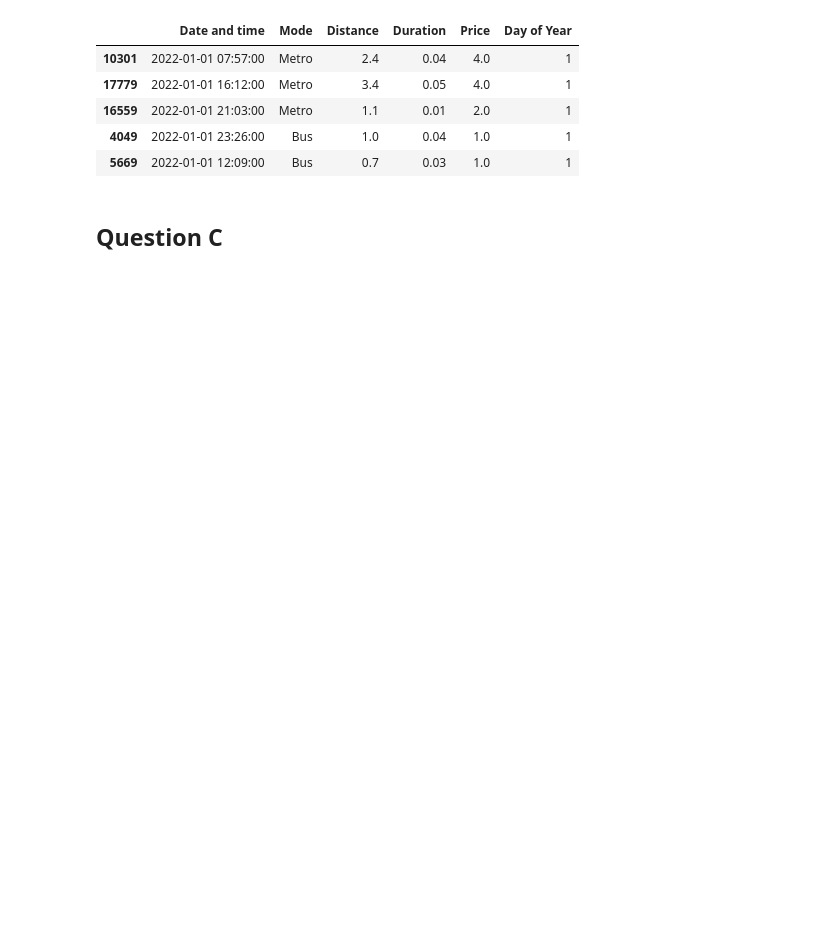
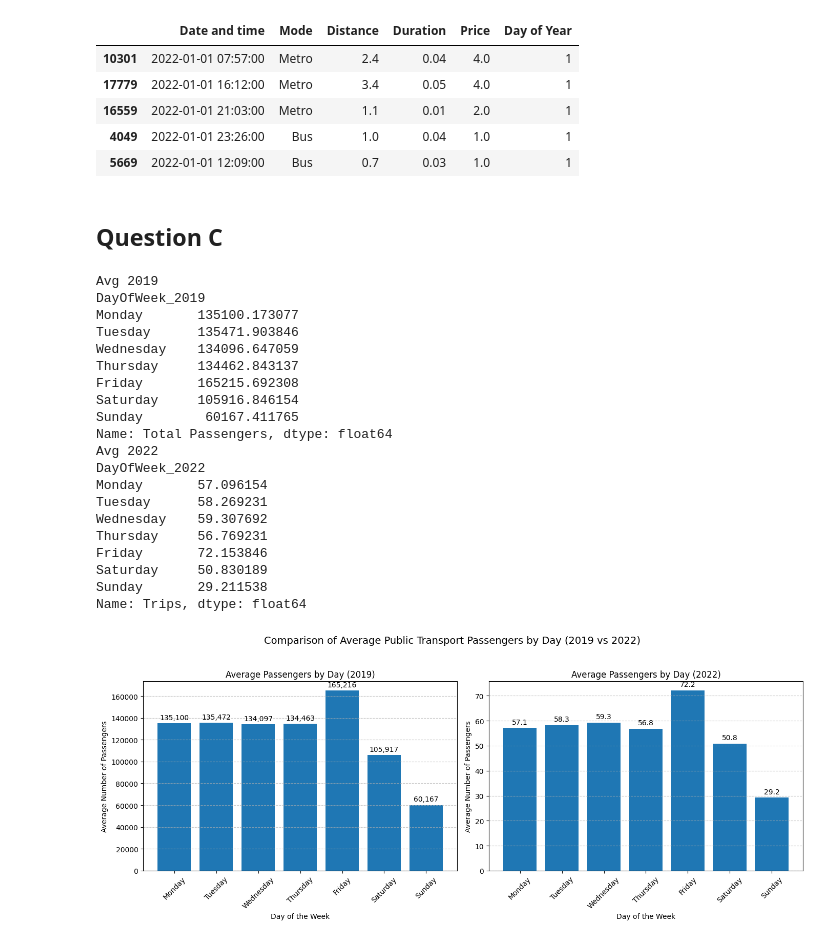
Before and after one commit to Dikshyant15/24157966_Small_Project, a Jupyter notebook: expirement.ipynb, the cells around one changed output. Saved outputs shown, nothing was run; the diff lists cells and outputs as text; code cells hidden in the pictures; blank space fills up the shorter version.

```diff
--- a/expirement.ipynb
+++ b/expirement.ipynb
@@ -109,7 +111,7 @@ data_2019['Total Passengers'] = (
 )
 
 # Fill 2019-01-01 using avg of Jan 2–4
-mask_missing = data_2019['Date'].isna()
+mask_missing = data_2019['Total Passengers'] == "2019-01-01"
 avg_next_days = data_2019[
     (data_2019['Date'] >= "2019-01-02") &
     (data_2019['Date'] <= "2019-01-04")
@@ -218,0 +281,24 @@ sorted_data.head()  # View the 5 rows with the lowest values
+# %%
+plot_bar_avgpax_weekdays(data_2019,data_2022)
+# %% [output]
+Avg 2019
+DayOfWeek_2019
+Monday       135100.173077
+Tuesday      135471.903846
+Wednesday    134096.647059
+Thursday     134462.843137
+Friday       165215.692308
+Saturday     105916.846154
+Sunday        60167.411765
+Name: Total Passengers, dtype: float64
+Avg 2022
+DayOfWeek_2022
+Monday       57.096154
+Tuesday      58.269231
+Wednesday    59.307692
+Thursday     56.769231
+Friday       72.153846
+Saturday     50.830189
+Sunday       29.211538
+Name: Trips, dtype: float64
+[figure, added]
```
Also changed, not shown: parts of 3 cells of this notebook.
